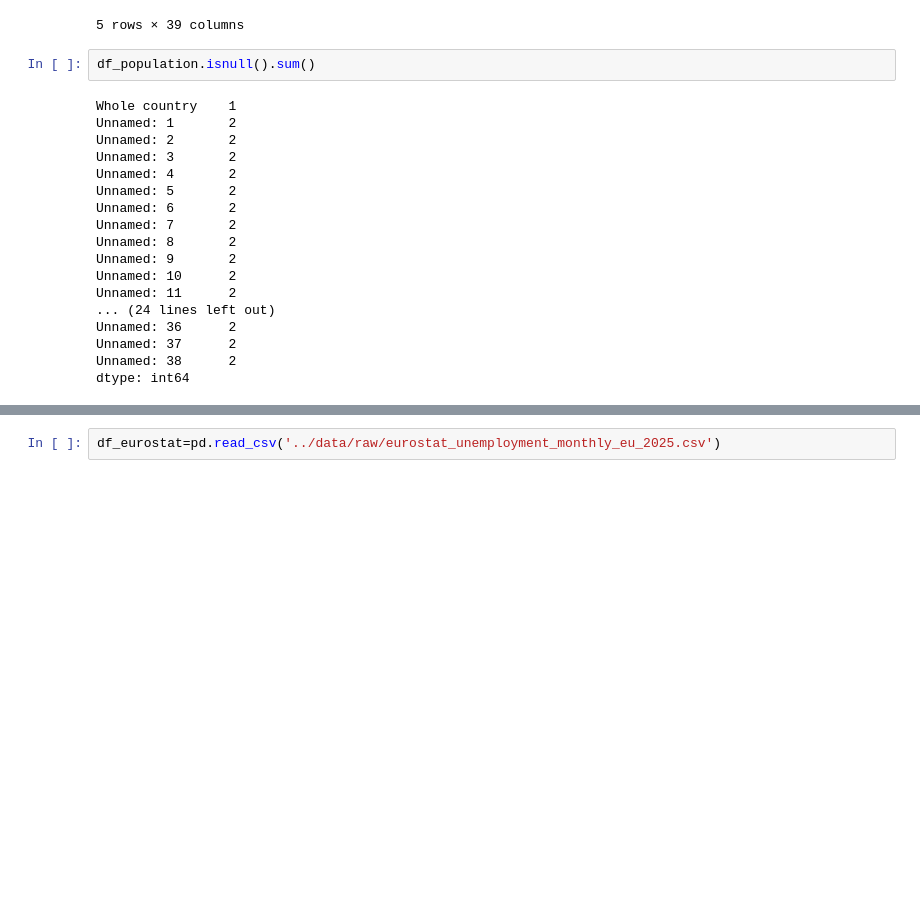
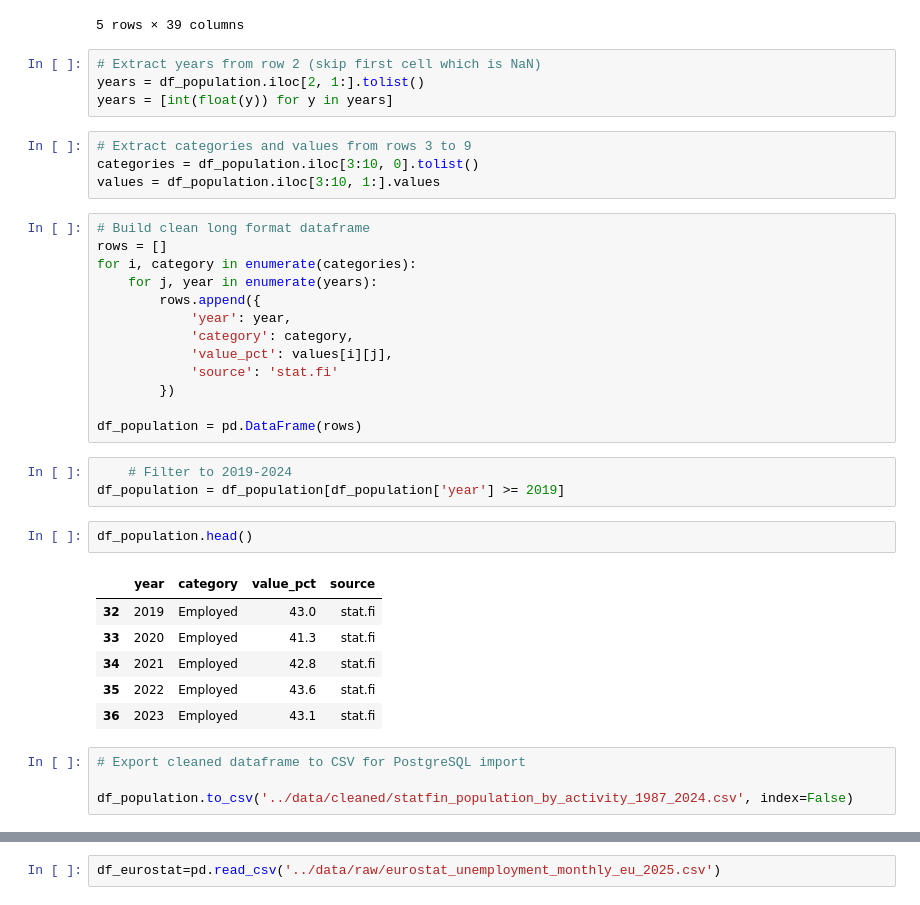
Before and after one commit to shreyakhetani/finland-labor-market-gig-shift-2019-2026, a Jupyter notebook: Scripts/Clean_data.ipynb, the cells around one changed output, grey strips where cells are left out. Drawn from its saved outputs; the diff is of its cells as text; blank space fills up the shorter version.

```diff
--- a/Scripts/Clean_data.ipynb
+++ b/Scripts/Clean_data.ipynb
@@ -129,23 +151,40 @@ df_population.head()
 | 3 | 0-14 years old | 19.3 | 19.4 | 19.3 | 19.3 | 19.2 | 19.2 | 19.1 | ... |
 | 4 | Students, pupils | 6.3 | 6.2 | 6.4 | 6.6 | 7.1 | 7.4 | 8.4 | ... |
 5 rows × 39 columns
-# %%
-df_population.isnull().sum()
-# %% [output]
-Whole country    1
-Unnamed: 1       2
-Unnamed: 2       2
-Unnamed: 3       2
-Unnamed: 4       2
-Unnamed: 5       2
-Unnamed: 6       2
-Unnamed: 7       2
-Unnamed: 8       2
-Unnamed: 9       2
-Unnamed: 10      2
-Unnamed: 11      2
-... (24 lines left out)
-Unnamed: 36      2
-Unnamed: 37      2
-Unnamed: 38      2
-dtype: int64
+# %%
+# Extract years from row 2 (skip first cell which is NaN)
+years = df_population.iloc[2, 1:].tolist()
+years = [int(float(y)) for y in years]
+# %%
+# Extract categories and values from rows 3 to 9
+categories = df_population.iloc[3:10, 0].tolist()
+values = df_population.iloc[3:10, 1:].values
+# %%
+# Build clean long format dataframe
+rows = []
+for i, category in enumerate(categories):
+    for j, year in enumerate(years):
+        rows.append({
+            'year': year,
+            'category': category,
+            'value_pct': values[i][j],
+            'source': 'stat.fi'
+        })
+
+df_population = pd.DataFrame(rows)
+# %%
+    # Filter to 2019-2024
+df_population = df_population[df_population['year'] >= 2019]
+# %%
+df_population.head()
+# %% [output]
+|  | year | category | value_pct | source |
+| 32 | 2019 | Employed | 43.0 | stat.fi |
+| 33 | 2020 | Employed | 41.3 | stat.fi |
+| 34 | 2021 | Employed | 42.8 | stat.fi |
+| 35 | 2022 | Employed | 43.6 | stat.fi |
+| 36 | 2023 | Employed | 43.1 | stat.fi |
+# %%
+# Export cleaned dataframe to CSV for PostgreSQL import
+
+df_population.to_csv('../data/cleaned/statfin_population_by_activity_1987_2024.csv', index=False)
```
Also changed, not shown: parts of 17 cells of this notebook, 2 other files.
